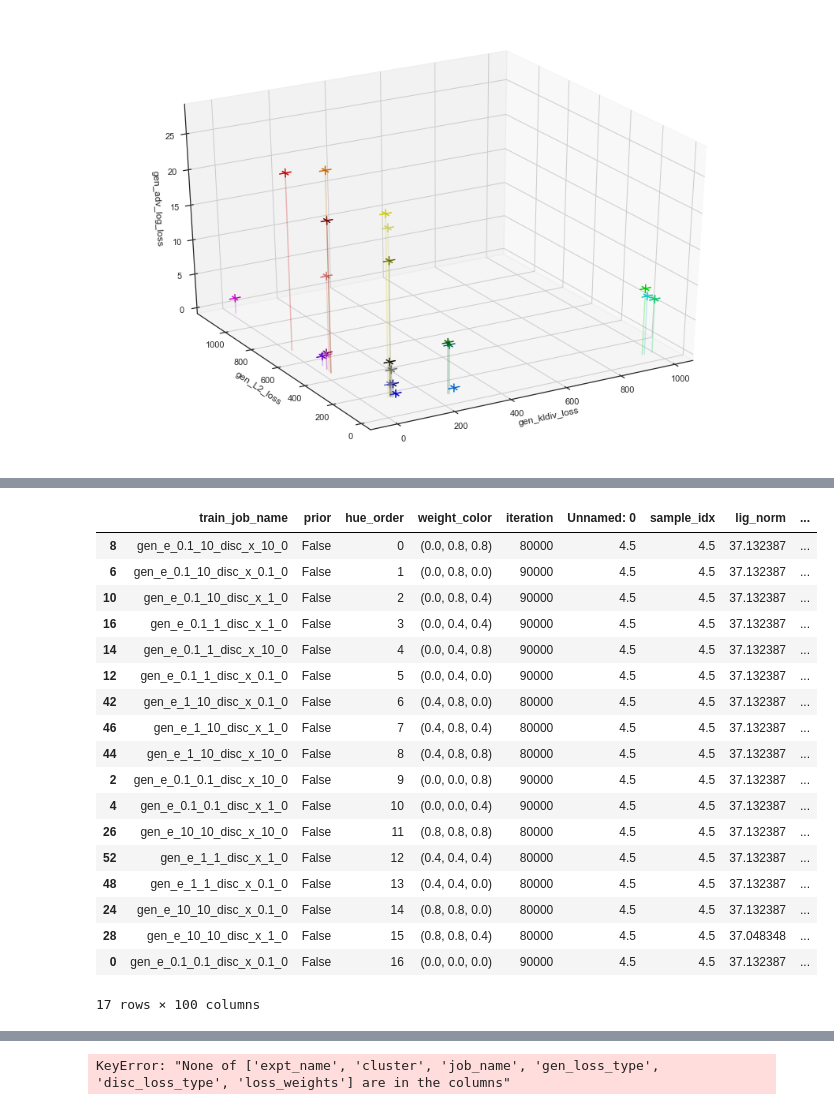
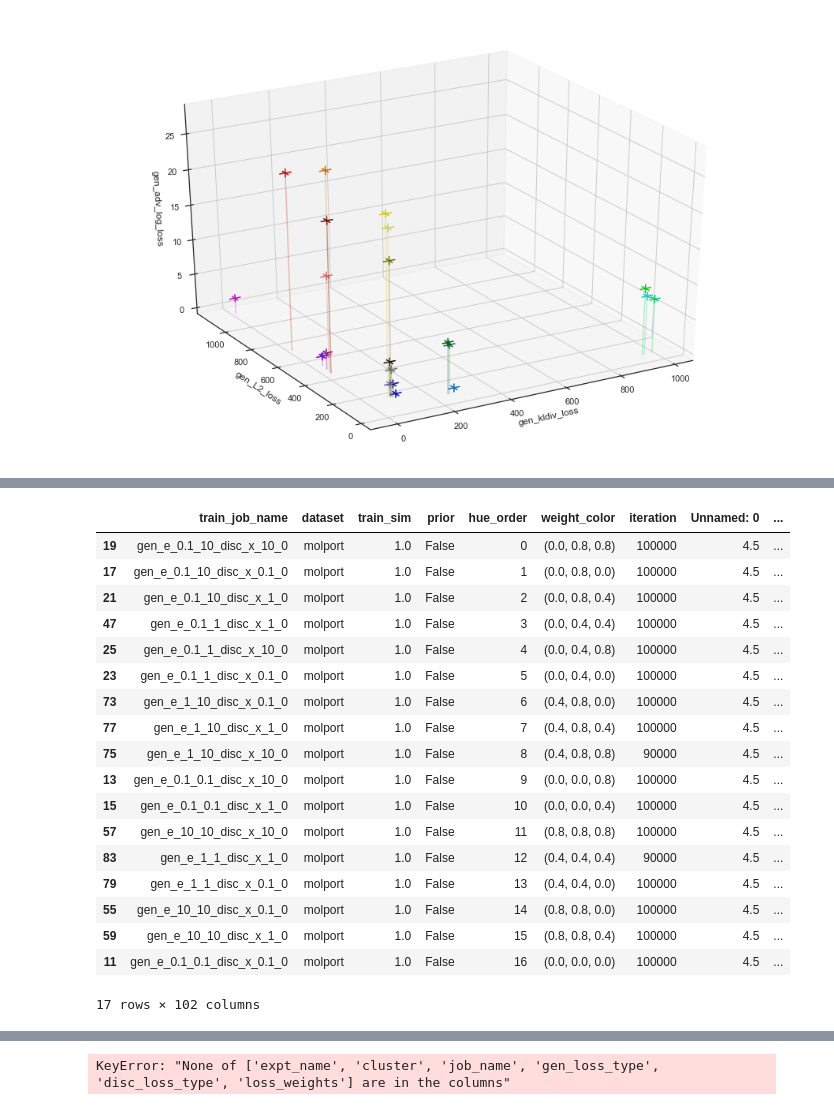
Before and after one commit to mattragoza/ipython-notebooks, a Jupyter notebook: train_molport_loss_weights.ipynb, the cells around one changed output, grey strips where cells are left out. Cells and saved outputs as stored; diff of their text form; code cells hidden in the pictures.

Commit message:
update train_molport nbs with latest neurips results

```diff
--- a/train_molport_loss_weights.ipynb
+++ b/train_molport_loss_weights.ipynb
@@ -328,6 +332,8 @@ fig.tight_layout()
 # %%
 fit_files = [
     'C:\\Users\\mtr22\\Code\\liGAN\\train_molport\\loss_weights\\crc_fit_molport2.gen_metrics',
+    'C:\\Users\\mtr22\\Code\\liGAN\\train_molport\\loss_weights\\csb_fit_pubchem2.gen_metrics',
+    'C:\\Users\\mtr22\\Code\\liGAN\\train_molport\\loss_weights\\csb_fit_molport2.gen_metrics',
 ]
 expt_param_names = ['expt_name', 'cluster']
 
@@ -412,0 +464,7 @@ fit_df[param_names + ['lig_name']].agg([dtype, pd.Series.nunique, pd.Series.uniq
+# %%
+pd.set_option('display.max_rows', 1000)
+final_train_job_names = ['ae_disc_x_0', 'gen_e_0.1_1_disc_x_10_0']
+fit_df[
+    fit_df['train_job_name'].isin(final_train_job_names)
+].groupby(['train_job_name', 'iteration', 'data_name', 'prior', 'lig_name']).mean() \
+ .groupby(['train_job_name', 'iteration', 'data_name', 'prior'])[['array_idx']].agg(['count', min, max, sorted])
@@ -413,6 +491,6 @@ fit_df[param_names + ['lig_name']].agg([dtype, pd.Series.nunique, pd.Series.uniq
 # %%
-fit_df['lig_fit_exact_types'] = (fit_df['lig_fit_type_diff'] == 0) * 100
-fit_df['lig_gen_fit_exact_types'] = (fit_df['lig_gen_fit_type_diff'] == 0) * 100
+fit_df['lig_fit_exact_types'] = (fit_df['lig_fit_type_diff'] == 0)
+fit_df['lig_gen_fit_exact_types'] = (fit_df['lig_gen_fit_type_diff'] == 0)
 
 fit_df['lig_gen_fit_add_dvalid'] = (fit_df['lig_gen_fit_add_valid'].astype(int) - fit_df['lig_gen_fit_valid'].astype(int))
 
@@ -420,43 +498,43 @@ fit_df['lig_gen_fit_add_logE'] = np.log10(fit_df['lig_gen_fit_add_E'])
 fit_df['lig_gen_fit_add_min_logE'] = np.log10(fit_df['lig_gen_fit_add_min_E'])
 # %%
 # assign colors to job_names
+
+color_map['ae_disc_x_0'] = (0.0, 0.0, 0.0)
 
 fit_df['hue_order'] = fit_df['train_job_name'].map(list(color_map.keys()).index)
 fit_df[color_col] = fit_df['train_job_name'].map(color_map.__getitem__)
 fit_df['is_pareto'] = fit_df['train_job_name'].map(pareto_front.__contains__)
 
-param_names = param_names
-
 agg_fit_df = fit_df \
-    .groupby(['train_job_name', 'iteration', 'prior', 'hue_order', color_col]).mean().reset_index() \
-    .groupby(['train_job_name', 'prior', 'hue_order', color_col]).last().reset_index()
+    .groupby(['train_job_name', 'iteration', 'dataset', 'train_sim', 'prior', 'hue_order', color_col]).mean().reset_index() \
+    .groupby(['train_job_name', 'dataset', 'train_sim', 'prior', 'hue_order', color_col]).last().reset_index()
 
 agg_fit_df = agg_fit_df.sort_values('hue_order')
 
 hue_order2 = list(agg_fit_df['hue_order'].values)
 colors2 = list(agg_fit_df[color_col].values)
 
-agg_fit_df[~agg_fit_df['prior']].head(top_n+2)
+agg_fit_df[~agg_fit_df['prior'] & (agg_fit_df['dataset'] == 'molport')].head(top_n+2)
 # %% [output]
-|  | train_job_name | prior | hue_order | weight_color | iteration | Unnamed: 0 | sample_idx | lig_norm | ... |
-| 8 | gen_e_0.1_10_disc_x_10_0 | False | 0 | (0.0, 0.8, 0.8) | 80000 | 4.5 | 4.5 | 37.132387 | ... |
-| 6 | gen_e_0.1_10_disc_x_0.1_0 | False | 1 | (0.0, 0.8, 0.0) | 90000 | 4.5 | 4.5 | 37.132387 | ... |
-| 10 | gen_e_0.1_10_disc_x_1_0 | False | 2 | (0.0, 0.8, 0.4) | 90000 | 4.5 | 4.5 | 37.132387 | ... |
-| 16 | gen_e_0.1_1_disc_x_1_0 | False | 3 | (0.0, 0.4, 0.4) | 90000 | 4.5 | 4.5 | 37.132387 | ... |
-| 14 | gen_e_0.1_1_disc_x_10_0 | False | 4 | (0.0, 0.4, 0.8) | 90000 | 4.5 | 4.5 | 37.132387 | ... |
-| 12 | gen_e_0.1_1_disc_x_0.1_0 | False | 5 | (0.0, 0.4, 0.0) | 90000 | 4.5 | 4.5 | 37.132387 | ... |
-| 42 | gen_e_1_10_disc_x_0.1_0 | False | 6 | (0.4, 0.8, 0.0) | 80000 | 4.5 | 4.5 | 37.132387 | ... |
-| 46 | gen_e_1_10_disc_x_1_0 | False | 7 | (0.4, 0.8, 0.4) | 80000 | 4.5 | 4.5 | 37.132387 | ... |
-| 44 | gen_e_1_10_disc_x_10_0 | False | 8 | (0.4, 0.8, 0.8) | 80000 | 4.5 | 4.5 | 37.132387 | ... |
-| 2 | gen_e_0.1_0.1_disc_x_10_0 | False | 9 | (0.0, 0.0, 0.8) | 90000 | 4.5 | 4.5 | 37.132387 | ... |
-| 4 | gen_e_0.1_0.1_disc_x_1_0 | False | 10 | (0.0, 0.0, 0.4) | 90000 | 4.5 | 4.5 | 37.132387 | ... |
-| 26 | gen_e_10_10_disc_x_10_0 | False | 11 | (0.8, 0.8, 0.8) | 80000 | 4.5 | 4.5 | 37.132387 | ... |
-| 52 | gen_e_1_1_disc_x_1_0 | False | 12 | (0.4, 0.4, 0.4) | 80000 | 4.5 | 4.5 | 37.132387 | ... |
-| 48 | gen_e_1_1_disc_x_0.1_0 | False | 13 | (0.4, 0.4, 0.0) | 80000 | 4.5 | 4.5 | 37.132387 | ... |
-| 24 | gen_e_10_10_disc_x_0.1_0 | False | 14 | (0.8, 0.8, 0.0) | 80000 | 4.5 | 4.5 | 37.132387 | ... |
-| 28 | gen_e_10_10_disc_x_1_0 | False | 15 | (0.8, 0.8, 0.4) | 80000 | 4.5 | 4.5 | 37.048348 | ... |
-| 0 | gen_e_0.1_0.1_disc_x_0.1_0 | False | 16 | (0.0, 0.0, 0.0) | 90000 | 4.5 | 4.5 | 37.132387 | ... |
+|  | train_job_name | dataset | train_sim | prior | hue_order | weight_color | iteration | Unnamed: 0 | ... |
+| 19 | gen_e_0.1_10_disc_x_10_0 | molport | 1.0 | False | 0 | (0.0, 0.8, 0.8) | 100000 | 4.5 | ... |
+| 17 | gen_e_0.1_10_disc_x_0.1_0 | molport | 1.0 | False | 1 | (0.0, 0.8, 0.0) | 100000 | 4.5 | ... |
+| 21 | gen_e_0.1_10_disc_x_1_0 | molport | 1.0 | False | 2 | (0.0, 0.8, 0.4) | 100000 | 4.5 | ... |
+| 47 | gen_e_0.1_1_disc_x_1_0 | molport | 1.0 | False | 3 | (0.0, 0.4, 0.4) | 100000 | 4.5 | ... |
+| 25 | gen_e_0.1_1_disc_x_10_0 | molport | 1.0 | False | 4 | (0.0, 0.4, 0.8) | 100000 | 4.5 | ... |
+| 23 | gen_e_0.1_1_disc_x_0.1_0 | molport | 1.0 | False | 5 | (0.0, 0.4, 0.0) | 100000 | 4.5 | ... |
+| 73 | gen_e_1_10_disc_x_0.1_0 | molport | 1.0 | False | 6 | (0.4, 0.8, 0.0) | 100000 | 4.5 | ... |
+| 77 | gen_e_1_10_disc_x_1_0 | molport | 1.0 | False | 7 | (0.4, 0.8, 0.4) | 100000 | 4.5 | ... |
+| 75 | gen_e_1_10_disc_x_10_0 | molport | 1.0 | False | 8 | (0.4, 0.8, 0.8) | 90000 | 4.5 | ... |
+| 13 | gen_e_0.1_0.1_disc_x_10_0 | molport | 1.0 | False | 9 | (0.0, 0.0, 0.8) | 100000 | 4.5 | ... |
+| 15 | gen_e_0.1_0.1_disc_x_1_0 | molport | 1.0 | False | 10 | (0.0, 0.0, 0.4) | 100000 | 4.5 | ... |
+| 57 | gen_e_10_10_disc_x_10_0 | molport | 1.0 | False | 11 | (0.8, 0.8, 0.8) | 100000 | 4.5 | ... |
+| 83 | gen_e_1_1_disc_x_1_0 | molport | 1.0 | False | 12 | (0.4, 0.4, 0.4) | 90000 | 4.5 | ... |
+| 79 | gen_e_1_1_disc_x_0.1_0 | molport | 1.0 | False | 13 | (0.4, 0.4, 0.0) | 100000 | 4.5 | ... |
+| 55 | gen_e_10_10_disc_x_0.1_0 | molport | 1.0 | False | 14 | (0.8, 0.8, 0.0) | 100000 | 4.5 | ... |
+| 59 | gen_e_10_10_disc_x_1_0 | molport | 1.0 | False | 15 | (0.8, 0.8, 0.4) | 100000 | 4.5 | ... |
+| 11 | gen_e_0.1_0.1_disc_x_0.1_0 | molport | 1.0 | False | 16 | (0.0, 0.0, 0.0) | 100000 | 4.5 | ... |
-17 rows × 100 columns
+17 rows × 102 columns
 # %%
 from results import plot_lines
 
```
Also changed, not shown: parts of 17 cells of this notebook, 1 other file.
